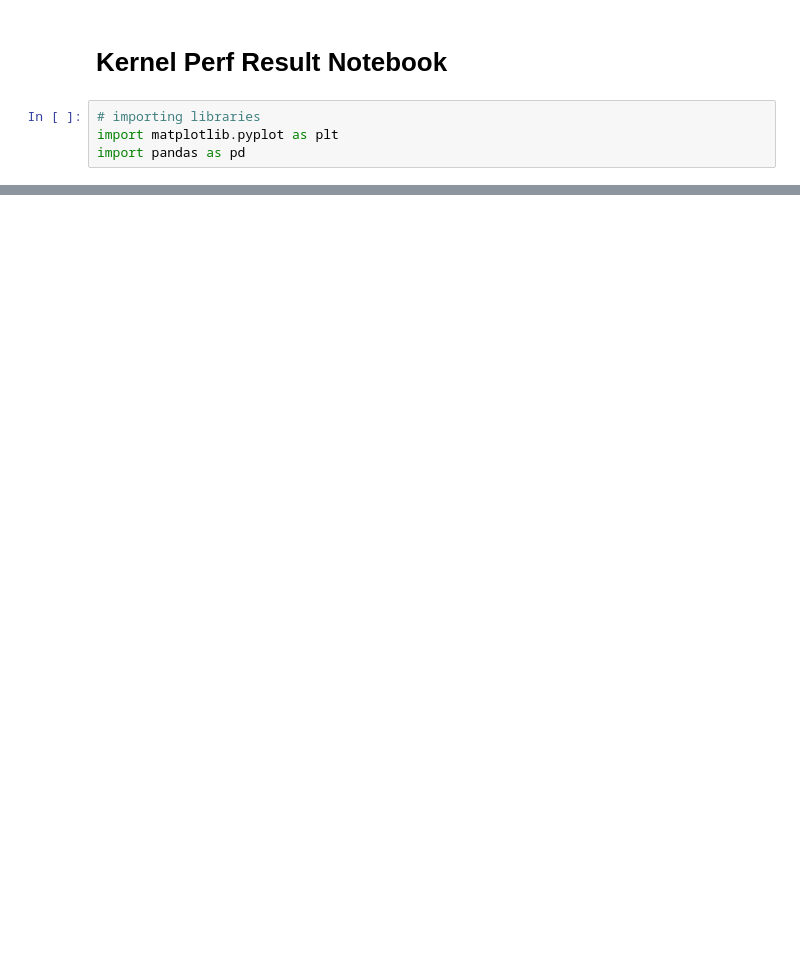
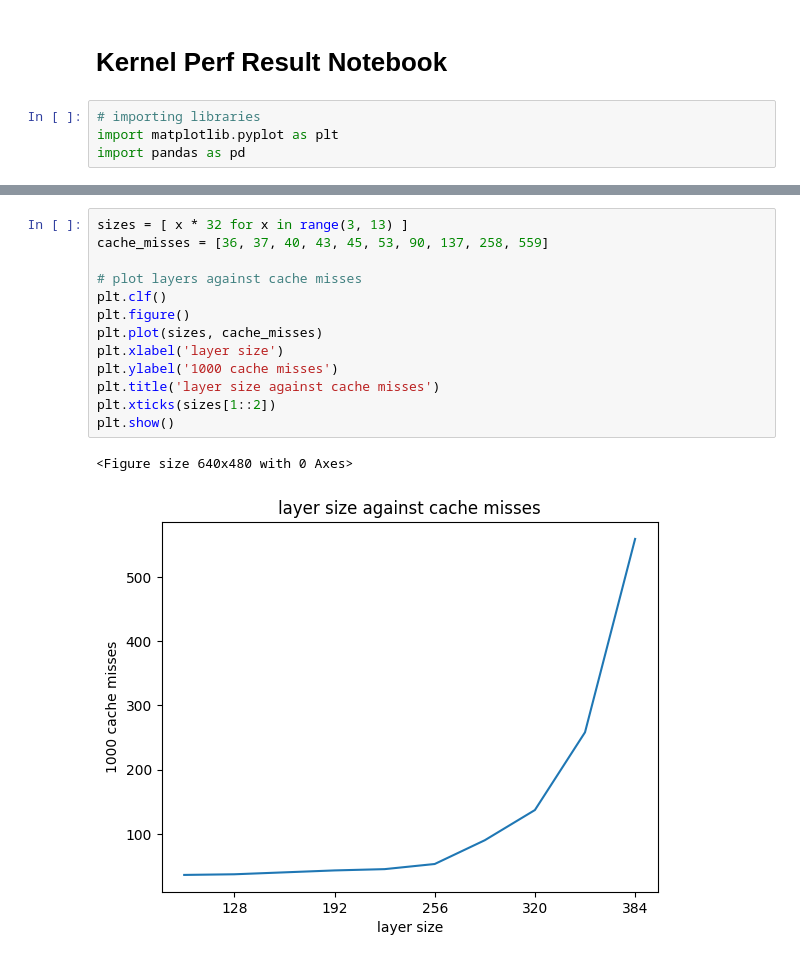
Before and after one commit to kel4F2023/CNN-Maxpooling-Kernel, a Jupyter notebook: visual.ipynb, the cells around one changed output, grey strips where cells are left out. Cells and saved outputs as stored; diff of their text form; blank space fills up the shorter version.

```diff
--- a/visual.ipynb
+++ b/visual.ipynb
@@ -65,0 +66,16 @@ plt.show()
+# %%
+sizes = [ x * 32 for x in range(3, 13) ]
+cache_misses = [36, 37, 40, 43, 45, 53, 90, 137, 258, 559]
+
+# plot layers against cache misses
+plt.clf()
+plt.figure()
+plt.plot(sizes, cache_misses)
+plt.xlabel('layer size')
+plt.ylabel('1000 cache misses')
+plt.title('layer size against cache misses')
+plt.xticks(sizes[1::2])
+plt.show()
+# %% [output]
+<Figure size 640x480 with 0 Axes>
+[figure, added]
```
Also changed, not shown: parts of 5 cells of this notebook, 3 other files.
